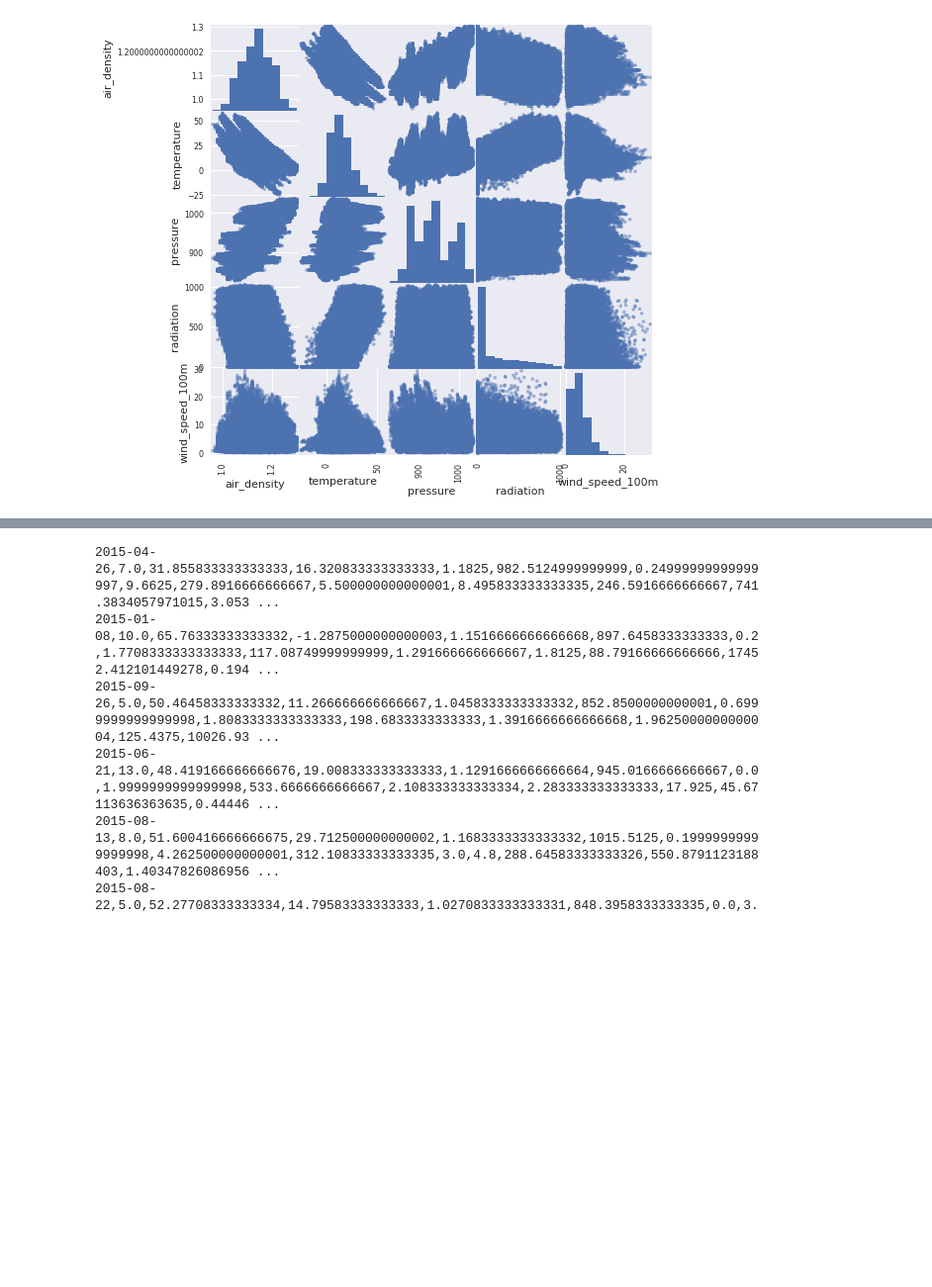
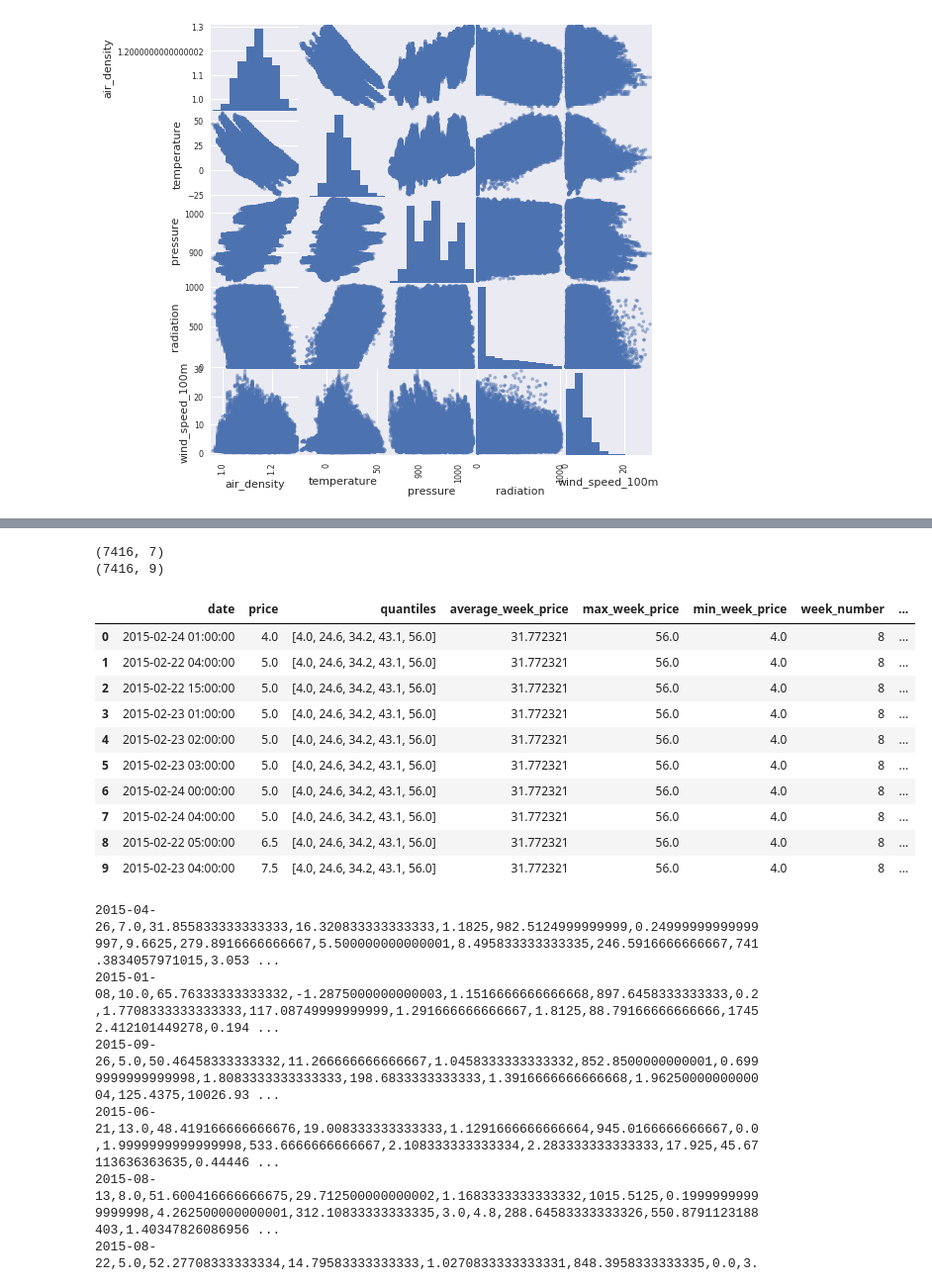
Before and after one commit to donaverghes/energy_forecasting, a Jupyter notebook: bram/explore/energy_forcasing.ipynb, the cells around one changed output, grey strips where cells are left out. Shown: that part at 99% size. Drawn from its saved outputs; the diff is of its cells as text; code cells hidden in the pictures; blank space fills up the shorter version.

```diff
--- a/bram/explore/energy_forcasing.ipynb
+++ b/bram/explore/energy_forcasing.ipynb
@@ -155,3 +149,40 @@ df_market.head(10)
+# %%
+query_market_price = """
+select * from energy.market_price as mp join
+  (SELECT
+    APPROX_QUANTILES(price, 4) as quantiles,
+    avg(price) as average_week_price,
+    max(price) as max_week_price,
+    min(price) as min_week_price,
+    EXTRACT(week FROM date) as week_number
+    FROM
+      energy.market_price as amp
+  WHERE amp.date > CAST('2015-01-01' AS TIMESTAMP) AND amp.date < CAST('2015-10-1' AS TIMESTAMP)
+  group by EXTRACT(week FROM date)) as aggregates
+on aggregates.week_number = EXTRACT(week FROM mp.date)
+"""
+
+df_market = bq.Query(query_market_price).execute().result().to_dataframe().dropna()
+print(df_market.shape)
+df_market['date'] = pd.to_datetime(df_market['date'])
+df_market['day_of_week'] = df_market.date.dt.weekday_name
+df_market['hour_of_day'] = df_market.date.dt.hour
+print(df_market.shape)
+df_market.head(10)
+# %% [output]
+(7416, 7)
+(7416, 9)
+|  | date | price | quantiles | average_week_price | max_week_price | min_week_price | week_number | ... |
+| 0 | 2015-02-24 01:00:00 | 4.0 | [4.0, 24.6, 34.2, 43.1, 56.0] | 31.772321 | 56.0 | 4.0 | 8 | ... |
+| 1 | 2015-02-22 04:00:00 | 5.0 | [4.0, 24.6, 34.2, 43.1, 56.0] | 31.772321 | 56.0 | 4.0 | 8 | ... |
+| 2 | 2015-02-22 15:00:00 | 5.0 | [4.0, 24.6, 34.2, 43.1, 56.0] | 31.772321 | 56.0 | 4.0 | 8 | ... |
+| 3 | 2015-02-23 01:00:00 | 5.0 | [4.0, 24.6, 34.2, 43.1, 56.0] | 31.772321 | 56.0 | 4.0 | 8 | ... |
+| 4 | 2015-02-23 02:00:00 | 5.0 | [4.0, 24.6, 34.2, 43.1, 56.0] | 31.772321 | 56.0 | 4.0 | 8 | ... |
+| 5 | 2015-02-23 03:00:00 | 5.0 | [4.0, 24.6, 34.2, 43.1, 56.0] | 31.772321 | 56.0 | 4.0 | 8 | ... |
+| 6 | 2015-02-24 00:00:00 | 5.0 | [4.0, 24.6, 34.2, 43.1, 56.0] | 31.772321 | 56.0 | 4.0 | 8 | ... |
+| 7 | 2015-02-24 04:00:00 | 5.0 | [4.0, 24.6, 34.2, 43.1, 56.0] | 31.772321 | 56.0 | 4.0 | 8 | ... |
+| 8 | 2015-02-22 05:00:00 | 6.5 | [4.0, 24.6, 34.2, 43.1, 56.0] | 31.772321 | 56.0 | 4.0 | 8 | ... |
+| 9 | 2015-02-23 04:00:00 | 7.5 | [4.0, 24.6, 34.2, 43.1, 56.0] | 31.772321 | 56.0 | 4.0 | 8 | ... |
 # %%
 import pandas as pd
 
```
Also changed, not shown: parts of 3 cells of this notebook.
